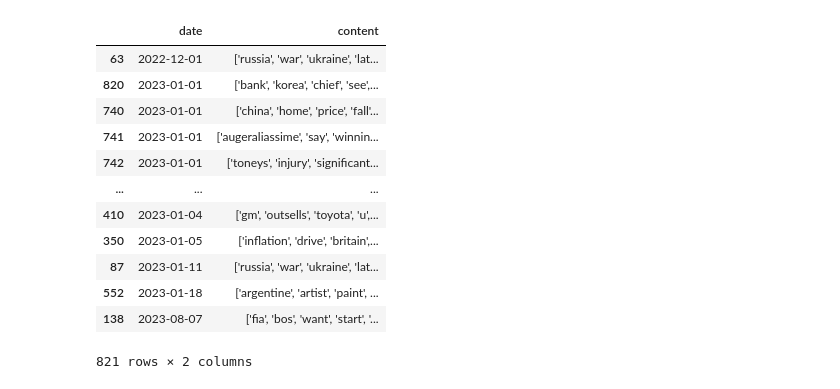
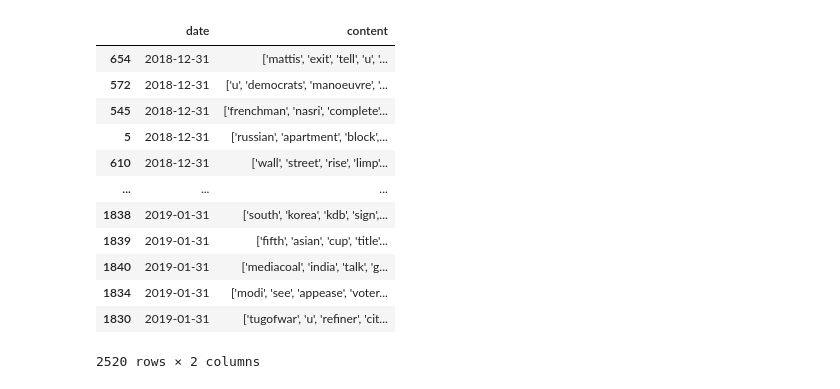
Before and after one commit to hanhy/MFIN7036, a Jupyter notebook: group_project/Vectorization+Clustering/Clusture_total.ipynb, the cells around one changed output. Cells and saved outputs as stored; diff of their text form; code cells hidden in the pictures.

```diff
--- a/group_project/Vectorization+Clustering/Clusture_total.ipynb
+++ b/group_project/Vectorization+Clustering/Clusture_total.ipynb
@@ -13,24 +15,24 @@ import torch
 # %%
-test_data = pd.read_csv(r'C:\Users\markham\OneDrive\Desktop\processed_articles.csv')
+test_data = pd.read_csv(r'C:\Users\markham\OneDrive\Desktop\processed_articles_2019_V3.csv')
 test_data['content'] = test_data['title'] + test_data['body']
 test_data = test_data.drop(columns=['title','body'])
 test_data['date'] = pd.to_datetime(test_data['date'])
 test_data = test_data.sort_values(by='date')
 test_data
 # %% [output]
 |  | date | content |
-| 63 | 2022-12-01 | ['russia', 'war', 'ukraine', 'lat... |
-| 820 | 2023-01-01 | ['bank', 'korea', 'chief', 'see',... |
-| 740 | 2023-01-01 | ['china', 'home', 'price', 'fall'... |
-| 741 | 2023-01-01 | ['augeraliassime', 'say', 'winnin... |
-| 742 | 2023-01-01 | ['toneys', 'injury', 'significant... |
+| 654 | 2018-12-31 | ['mattis', 'exit', 'tell', 'u', '... |
+| 572 | 2018-12-31 | ['u', 'democrats', 'manoeuvre', '... |
+| 545 | 2018-12-31 | ['frenchman', 'nasri', 'complete'... |
+| 5 | 2018-12-31 | ['russian', 'apartment', 'block',... |
+| 610 | 2018-12-31 | ['wall', 'street', 'rise', 'limp'... |
 | ... | ... | ... |
-| 410 | 2023-01-04 | ['gm', 'outsells', 'toyota', 'u',... |
-| 350 | 2023-01-05 | ['inflation', 'drive', 'britain',... |
-| 87 | 2023-01-11 | ['russia', 'war', 'ukraine', 'lat... |
-| 552 | 2023-01-18 | ['argentine', 'artist', 'paint', ... |
-| 138 | 2023-08-07 | ['fia', 'bos', 'want', 'start', '... |
+| 1838 | 2019-01-31 | ['south', 'korea', 'kdb', 'sign',... |
+| 1839 | 2019-01-31 | ['fifth', 'asian', 'cup', 'title'... |
+| 1840 | 2019-01-31 | ['mediacoal', 'india', 'talk', 'g... |
+| 1834 | 2019-01-31 | ['modi', 'see', 'appease', 'voter... |
+| 1830 | 2019-01-31 | ['tugofwar', 'u', 'refiner', 'cit... |
-821 rows × 2 columns
+2520 rows × 2 columns
 # %%
 # 训练 Word2Vec 模型
 model = Word2Vec(sentences=test_data['content'], vector_size=50, window=5, min_count=1, workers=4)
```
Also changed, not shown: parts of 5 cells of this notebook, 1 other file.
